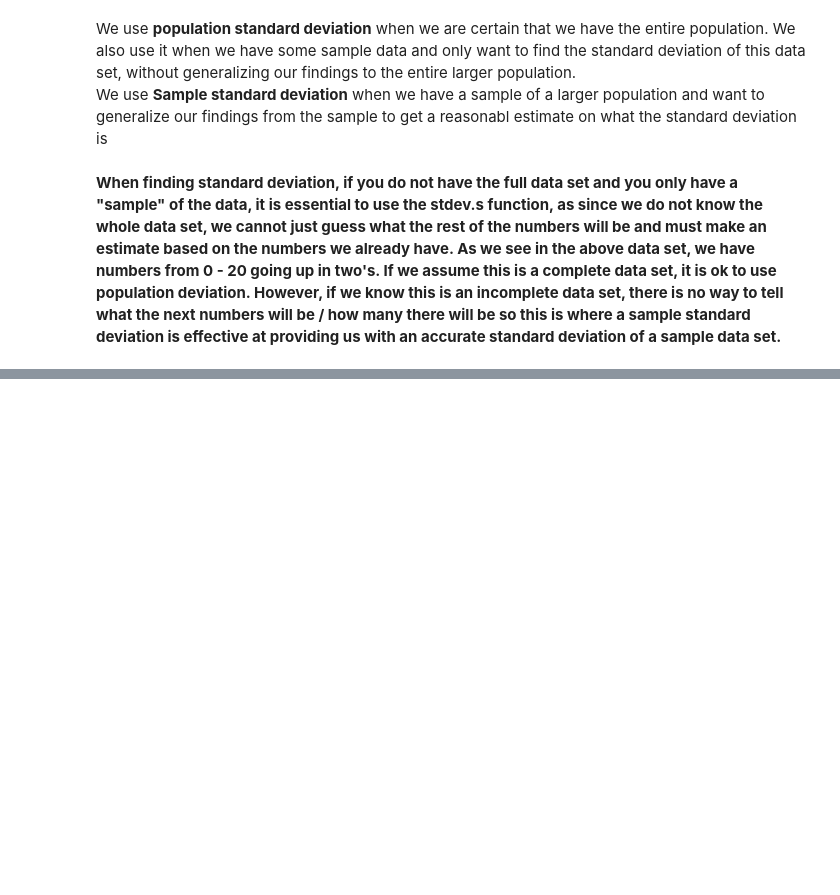
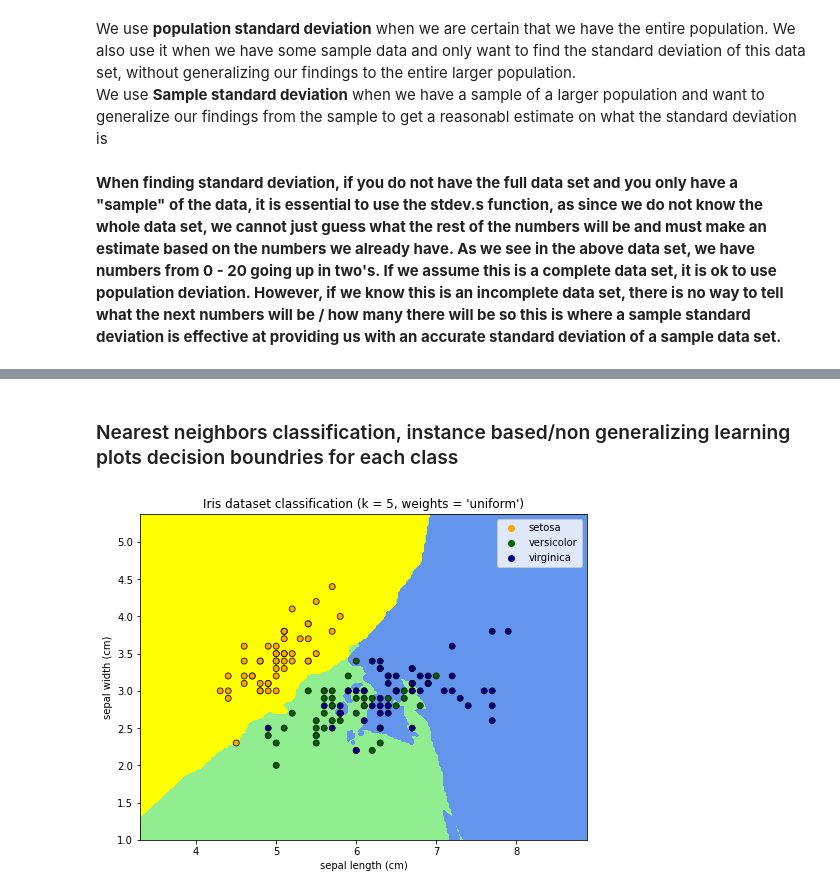
Before and after one commit to NathanGarrihy/EmergingTechTasks, a Jupyter notebook: EmergingTechTasks.ipynb, the cells around one changed output, grey strips where cells are left out. Cells and saved outputs as stored; diff of their text form; code cells hidden in the pictures; blank space fills up the shorter version.

```diff
--- a/EmergingTechTasks.ipynb
+++ b/EmergingTechTasks.ipynb
@@ -184,0 +206,39 @@ cross_validation had depricated so i used sklearn.model_selection thanks to http
+# %% [markdown]
+### Nearest neighbors classification, instance based/non generalizing learning plots decision boundries for each class
+# %%
+import numpy as np
+import seaborn as sns
+from matplotlib.colors import ListedColormap
+
+h = .02  # step size in the mesh
+
+# Create color maps
+cmap_light = ListedColormap(['yellow', 'lightgreen', 'cornflowerblue'])
+cmap_bold = ['orange', 'darkgreen', 'darkblue']
+
+# Plot the decision boundary. For that, we will assign a color to each
+# point in the mesh [x_min, x_max]x[y_min, y_max].
+x_min, x_max = X[:, 0].min() - 1, X[:, 0].max() + 1
+y_min, y_max = X[:, 1].min() - 1, X[:, 1].max() + 1
+xx, yy = np.meshgrid(np.arange(x_min, x_max, h),
+                         np.arange(y_min, y_max, h))
+Z = knn.predict(np.c_[xx.ravel(), yy.ravel()])
+
+# Put the result into a color plot
+Z = Z.reshape(xx.shape)
+plt.figure(figsize=(8, 6))
+plt.contourf(xx, yy, Z, cmap=cmap_light)
+
+# Plot also the training points
+sns.scatterplot(x=X[:, 0], y=X[:, 1], hue=iris.target_names[y],
+                palette=cmap_bold, alpha=1.0, edgecolor="black")
+plt.xlim(xx.min(), xx.max())
+plt.ylim(yy.min(), yy.max())
+plt.title("Iris dataset classification (k = %i, weights = '%s')"
+            % (n_neighbors, 'uniform'))
+plt.xlabel(iris.feature_names[0])
+plt.ylabel(iris.feature_names[1])
+
+plt.show()
+# %% [output]
+[figure, added]
```
Also changed, not shown: parts of 9 cells of this notebook.
